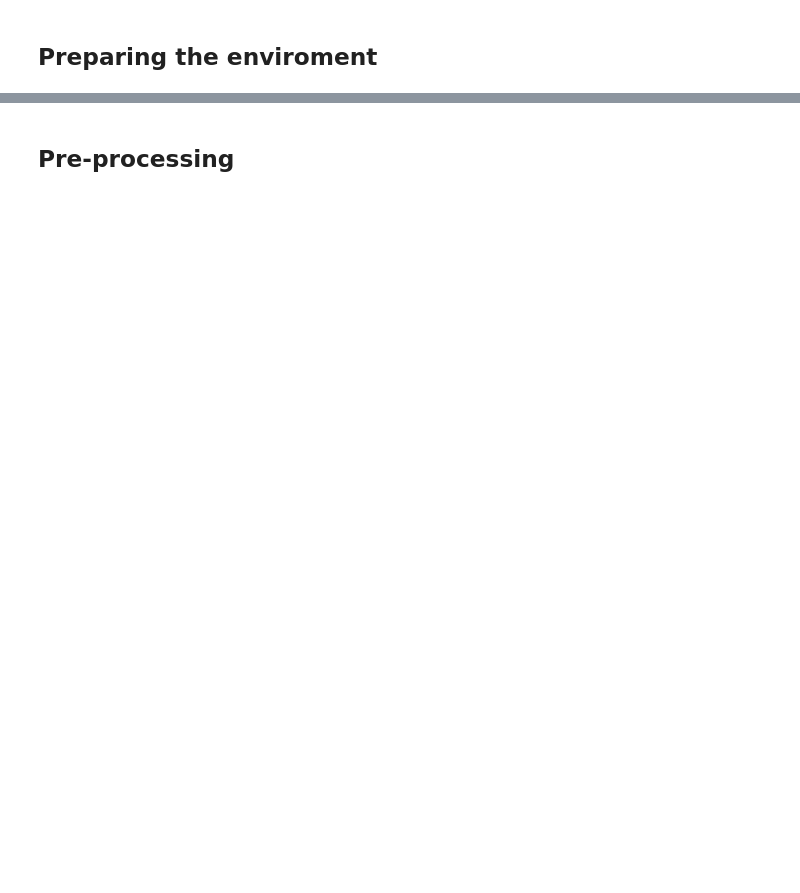
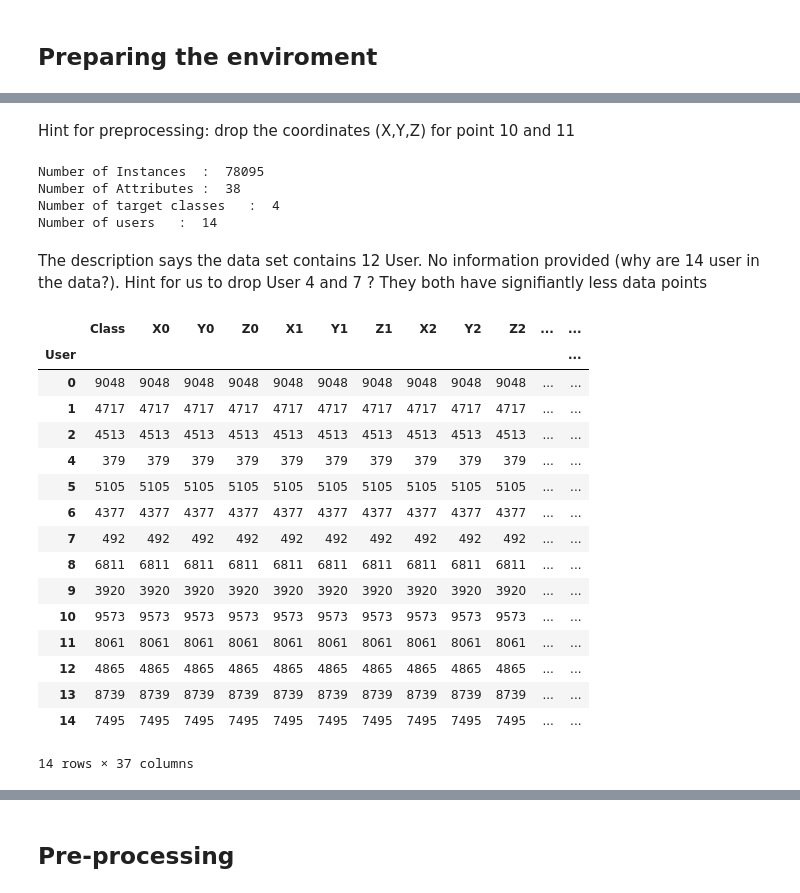
Before and after one commit to JoshAlb21/dde1_hand_motion, a Jupyter notebook: my_project.ipynb, the cells around one changed output, grey strips where cells are left out. Cells and saved outputs as stored; diff of their text form; code cells hidden in the pictures; blank space fills up the shorter version.

```diff
--- a/my_project.ipynb
+++ b/my_project.ipynb
@@ -23,0 +126,3 @@ from scripts import analyze_helper
+# %% [markdown]
+Hint for preprocessing:
+drop the coordinates (X,Y,Z) for point 10 and 11
@@ -23,0 +135,35 @@ from scripts import analyze_helper
+# %%
+print('Number of Instances  : ', df_raw.shape[0])
+print('Number of Attributes : ', df_raw.shape[1])
+print('Number of target classes   : ', df_raw['Class'].nunique()-1)
+print('Number of users   : ', df_raw['User'].nunique())
+# %% [output]
+Number of Instances  :  78095
+Number of Attributes :  38
+Number of target classes   :  4
+Number of users   :  14
+# %% [markdown]
+The description says the data set contains 12 User. No information provided (why are 14 user in the data?).
+Hint for us to drop User 4 and 7 ?
+They both have signifiantly less data points
+# %%
+user_group = df_raw.groupby(['User'], sort=False)
+user_group.count()
+# %% [output]
+|  | Class | X0 | Y0 | Z0 | X1 | Y1 | Z1 | X2 | Y2 | Z2 | ... | ... |
+| User |  |  |  |  |  |  |  |  |  |  |  | ... |
+| 0 | 9048 | 9048 | 9048 | 9048 | 9048 | 9048 | 9048 | 9048 | 9048 | 9048 | ... | ... |
+| 1 | 4717 | 4717 | 4717 | 4717 | 4717 | 4717 | 4717 | 4717 | 4717 | 4717 | ... | ... |
+| 2 | 4513 | 4513 | 4513 | 4513 | 4513 | 4513 | 4513 | 4513 | 4513 | 4513 | ... | ... |
+| 4 | 379 | 379 | 379 | 379 | 379 | 379 | 379 | 379 | 379 | 379 | ... | ... |
+| 5 | 5105 | 5105 | 5105 | 5105 | 5105 | 5105 | 5105 | 5105 | 5105 | 5105 | ... | ... |
+| 6 | 4377 | 4377 | 4377 | 4377 | 4377 | 4377 | 4377 | 4377 | 4377 | 4377 | ... | ... |
+| 7 | 492 | 492 | 492 | 492 | 492 | 492 | 492 | 492 | 492 | 492 | ... | ... |
+| 8 | 6811 | 6811 | 6811 | 6811 | 6811 | 6811 | 6811 | 6811 | 6811 | 6811 | ... | ... |
+| 9 | 3920 | 3920 | 3920 | 3920 | 3920 | 3920 | 3920 | 3920 | 3920 | 3920 | ... | ... |
+| 10 | 9573 | 9573 | 9573 | 9573 | 9573 | 9573 | 9573 | 9573 | 9573 | 9573 | ... | ... |
+| 11 | 8061 | 8061 | 8061 | 8061 | 8061 | 8061 | 8061 | 8061 | 8061 | 8061 | ... | ... |
+| 12 | 4865 | 4865 | 4865 | 4865 | 4865 | 4865 | 4865 | 4865 | 4865 | 4865 | ... | ... |
+| 13 | 8739 | 8739 | 8739 | 8739 | 8739 | 8739 | 8739 | 8739 | 8739 | 8739 | ... | ... |
+| 14 | 7495 | 7495 | 7495 | 7495 | 7495 | 7495 | 7495 | 7495 | 7495 | 7495 | ... | ... |
+14 rows × 37 columns
```
Also changed, not shown: parts of 81 cells of this notebook, 3 other files.
